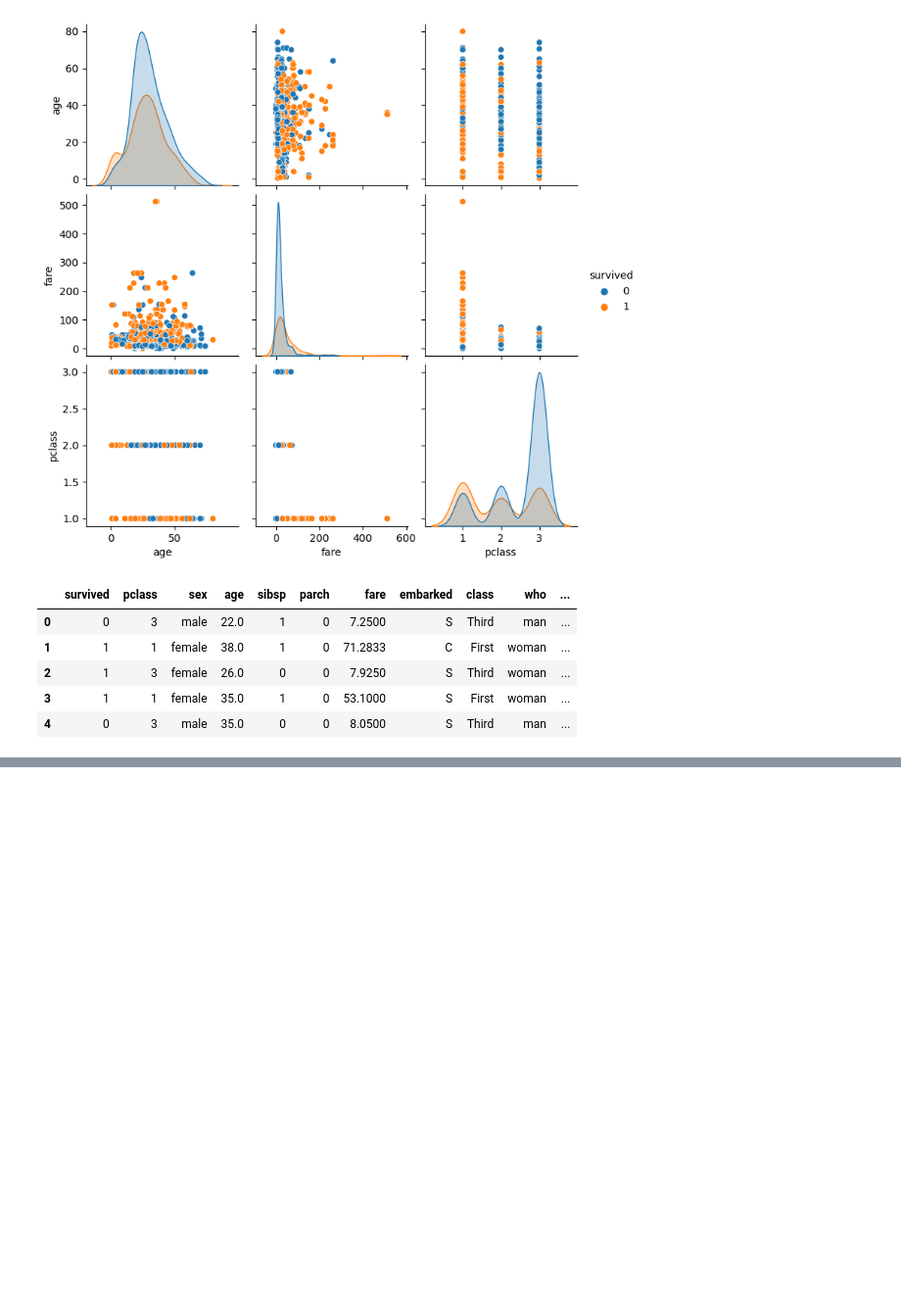
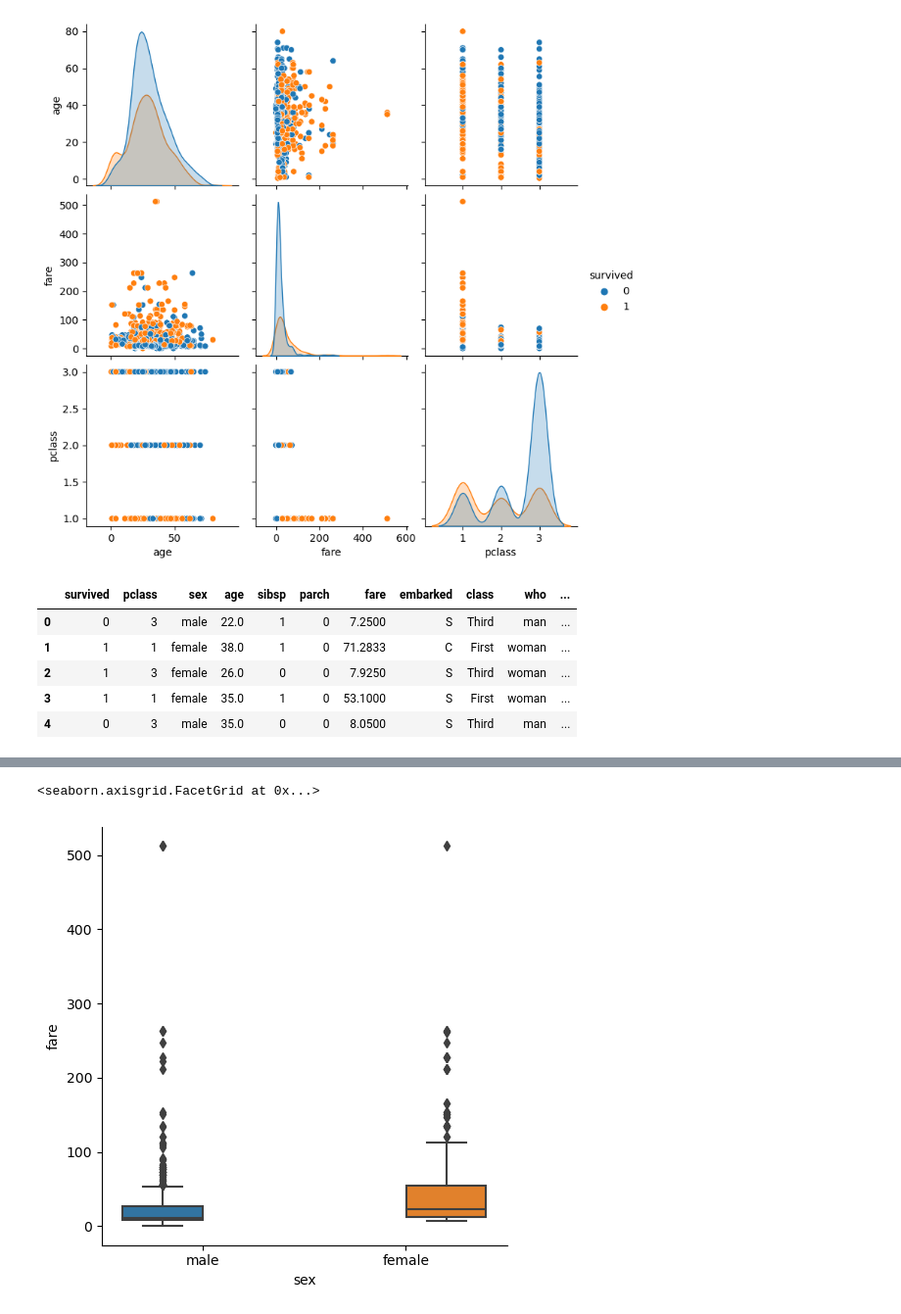
Before and after one commit to fareed23/data-science, a Jupyter notebook: day13/eda.ipynb, the cells around one changed output, grey strips where cells are left out. Shown at 98% size. Cells and saved outputs as stored; diff of their text form; code cells hidden in the pictures; blank space fills up the shorter version.

```diff
--- a/day13/eda.ipynb
+++ b/day13/eda.ipynb
@@ -337,0 +383,5 @@ Index(['survived', 'pclass', 'sex', 'age', 'sibsp', 'parch', 'fare',
+# %%
+sns.catplot(x='sex', y='fare', hue='sex', data=df, kind='box')
+# %% [output]
+<seaborn.axisgrid.FacetGrid at 0x...>
+[figure, added]
```
Also changed, not shown: parts of 11 cells of this notebook.
